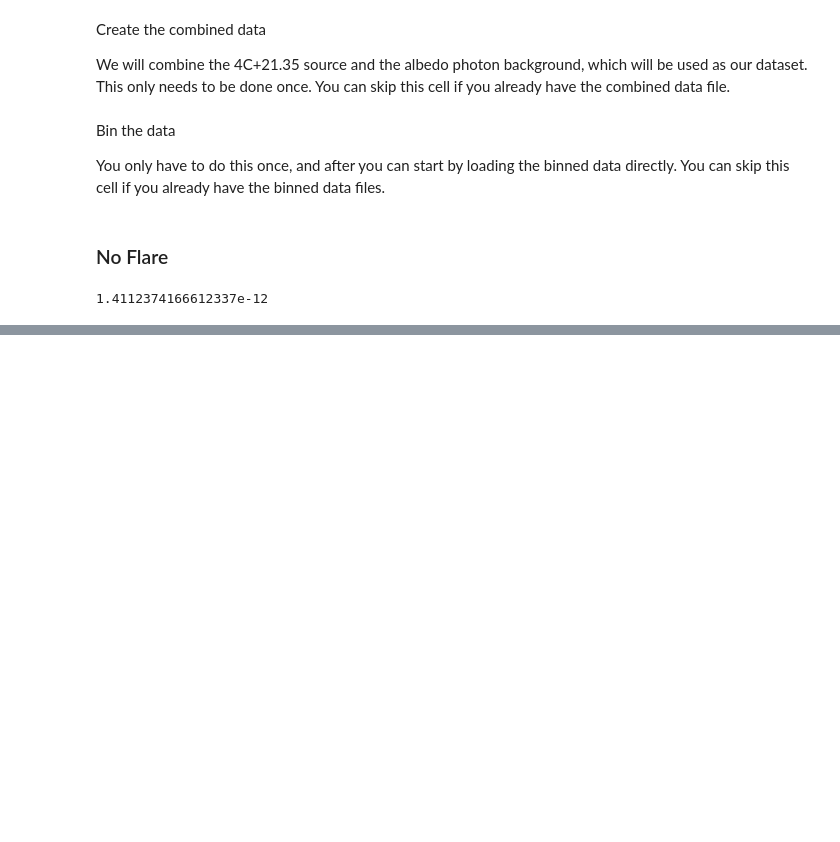
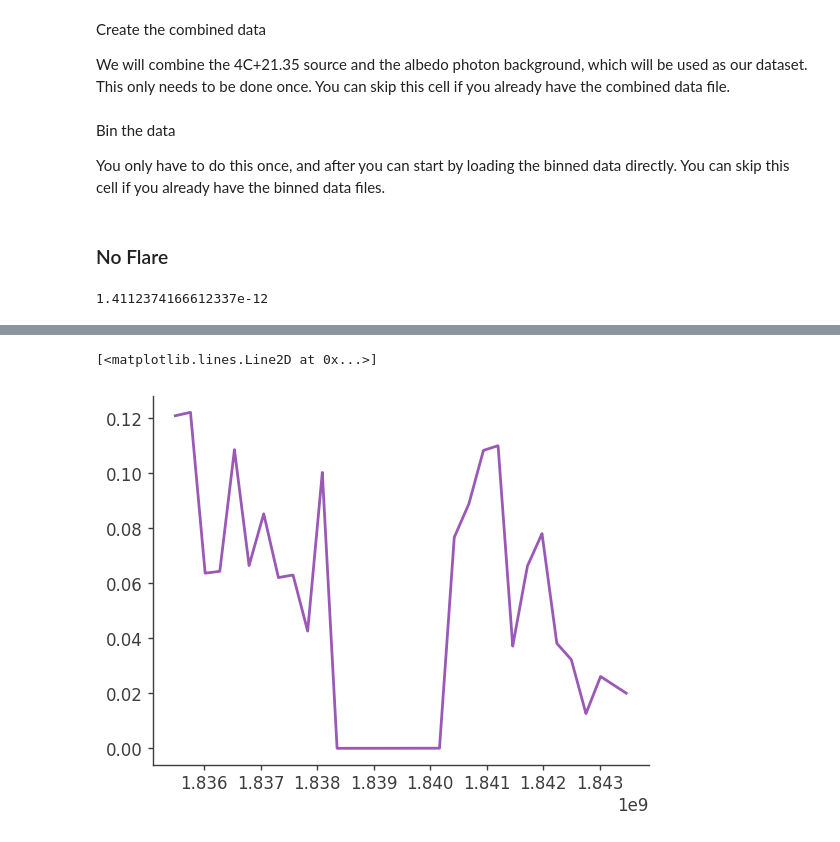
Before and after one commit to srinadh99/Light-Curve-Tool-for-COSI-, a Jupyter notebook: Binning_4Cp2135(noflare).ipynb, the cells around one changed output, grey strips where cells are left out. Drawn from its saved outputs; the diff is of its cells as text; code cells hidden in the pictures; blank space fills up the shorter version.

```diff
--- a/Binning_4Cp2135(noflare).ipynb
+++ b/Binning_4Cp2135(noflare).ipynb
@@ -275,0 +205,27 @@ Energy (keV) | dN/dE        | Calculated K
+# %%
+time_l = []
+norm = []
+
+with open('./4C_21_lightcurve_noflare.dat', 'r') as file:
+    lines = file.readlines()
+
+for line in lines[2:]:
+    tokens = line.split()  # split by whitespace
+    if len(tokens) >= 3:   # we expect at least 3 tokens per data row
+        try:
+            # tokens[2] should be the relative value (e.g. "9.2e+00")
+            value1 = float(tokens[1])
+            value2 = float(tokens[2])
+            time_l.append(value1)
+            norm.append(value2)
+        except ValueError:
+            # If conversion fails, skip this line
+            continue
+
+
+plt.plot(time_l, norm)
+# axs[1].axhline(y=simulated_flux, color='red', linestyle='--')
+# plt.axhline(y=simulated_flux, color='red', linestyle='--')
+# %% [output]
+[<matplotlib.lines.Line2D at 0x...>]
+[figure, added]
```
Also changed, not shown: parts of 4 cells of this notebook, 8 other files.
